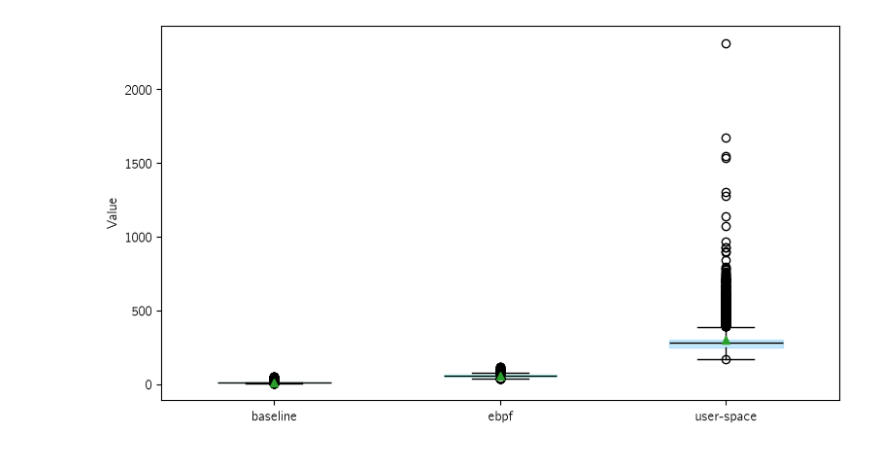
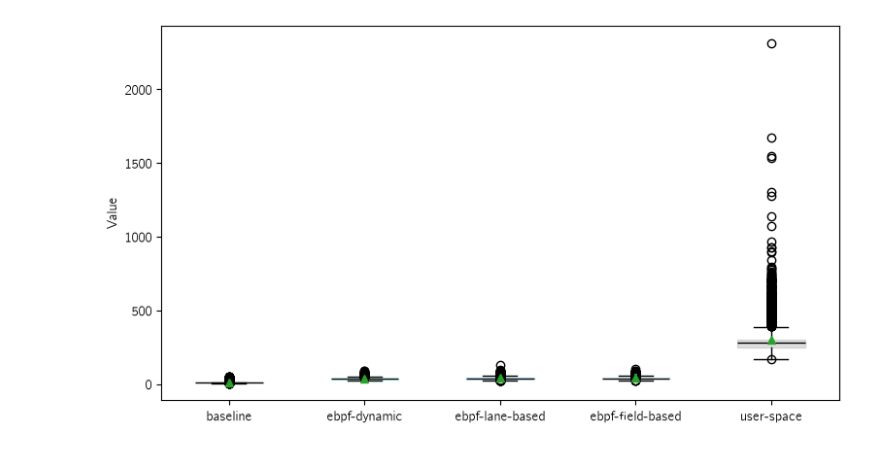
Before and after one commit to aljLab/thesis-a-labonte, a Jupyter notebook: experiments/code/src/code/analysis.ipynb, the cells around one changed output. Cells and saved outputs as stored; diff of their text form; code cells hidden in the pictures.

```diff
--- a/experiments/code/src/code/analysis.ipynb
+++ b/experiments/code/src/code/analysis.ipynb
@@ -19,7 +19,9 @@ plt.rcParams["font.family"] = font_name
 # Edit these paths to match your files.
 CSV_FILES = {
     "baseline": Path("../../results/base_baseline_5000_2026-11-04_19-47-16.csv"),
-    "ebpf": Path("../../results/proxy_ebpf-lane-based-run0_5000_2026-11-04_17-14-38.csv"),
+    "ebpf-dynamic": Path("../../results/proxy_dynamic_srv6-ipv4-10_5000_2026-11-08_09-57-04.csv"),
+    "ebpf-lane-based": Path("../../results/proxy_lane-based_srv6-ipv4-10_5000_2026-11-07_22-08-09.csv"),
+    "ebpf-field-based": Path("../../results/proxy_fields-based_ipv4-src-dst-10_5000_2026-11-07_22-02-59.csv"),
     "user-space": Path("../../results/proxy_user-space-run-0_5000_2026-11-04_16-43-04.csv"),
 }
 
@@ -73,6 +134,6 @@ display(summary)
 | user-space | 5000.0 | 301.467302 | 107.804769 | 278.949 |
 # %%
-colors = ["#27F573", "#27F5DA", "#27A9F5"]
+colors = ["#27F573", "#27F5DA", "#27A9F5", "skyblue", "grey"]
 # Shared x-range so all curves are drawn on the same axis
 all_values = np.concatenate(list(datasets.values()))
 pad = 0.1 * np.ptp(all_values)
@@ -125,28 +188,28 @@ plt.show()
 # %%
 fig, ax = plt.subplots(figsize=(9, 5))
 bp = ax.boxplot(
     datasets.values(),               # the three arrays
-    positions=[1, 2, 3],         # x position of each box
+    positions=[1, 2, 3, 4, 5],         # x position of each box
     widths=0.5,
     patch_artist=True,           # needed to fill the boxes with color
     showmeans=True,              # marks the mean as well
     medianprops=dict(color="black"),
 )
 # color each box like in the density plot (alpha 0.25 fill)
 for patch, color in zip(bp["boxes"], colors):
     patch.set_facecolor(color)
     patch.set_alpha(0.25)
     patch.set_edgecolor(color)
 
-ax.set_xticks([1, 2, 3])
+ax.set_xticks([1, 2, 3, 4, 5])
 ax.set_xticklabels(datasets.keys())
 ax.set_ylabel("Value")
 
 
 #ax.set_ylim(0, 400)
 
 plt.show()
 # %% [output]
-[figure, old version]
+[figure, new version]
 # %%
 names = list(datasets.keys())
```
Also changed, not shown: parts of 5 cells of this notebook, 5 other files.
